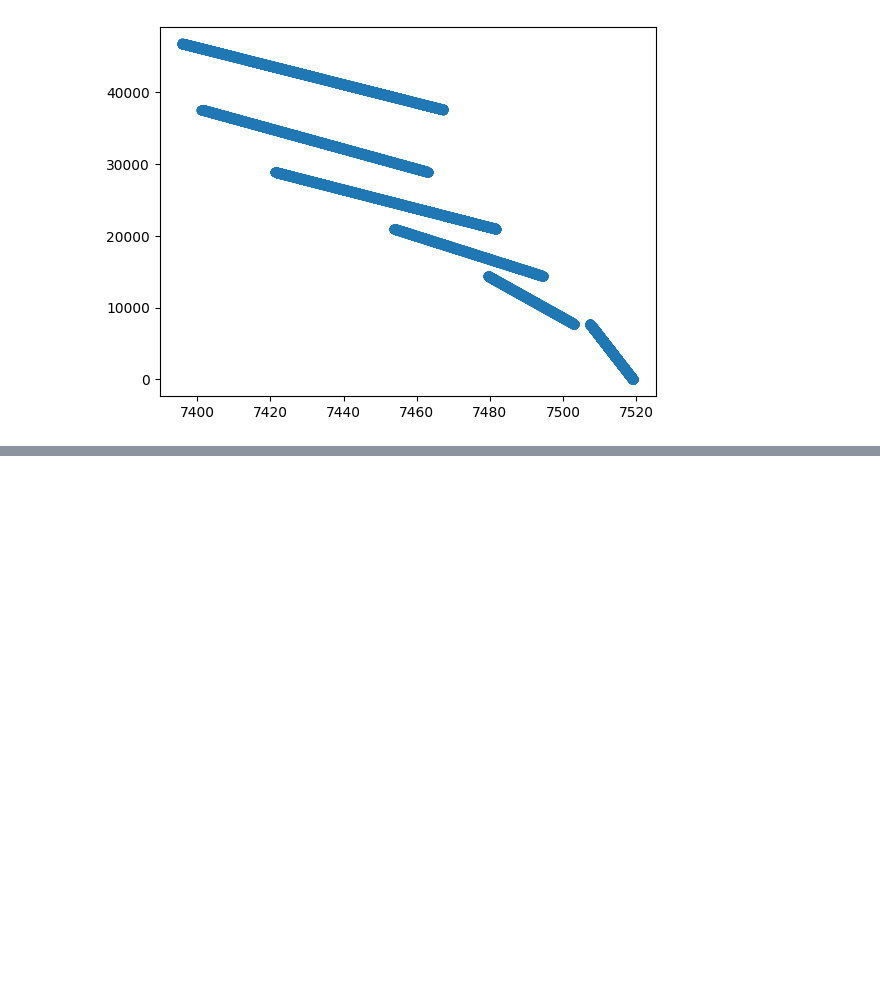
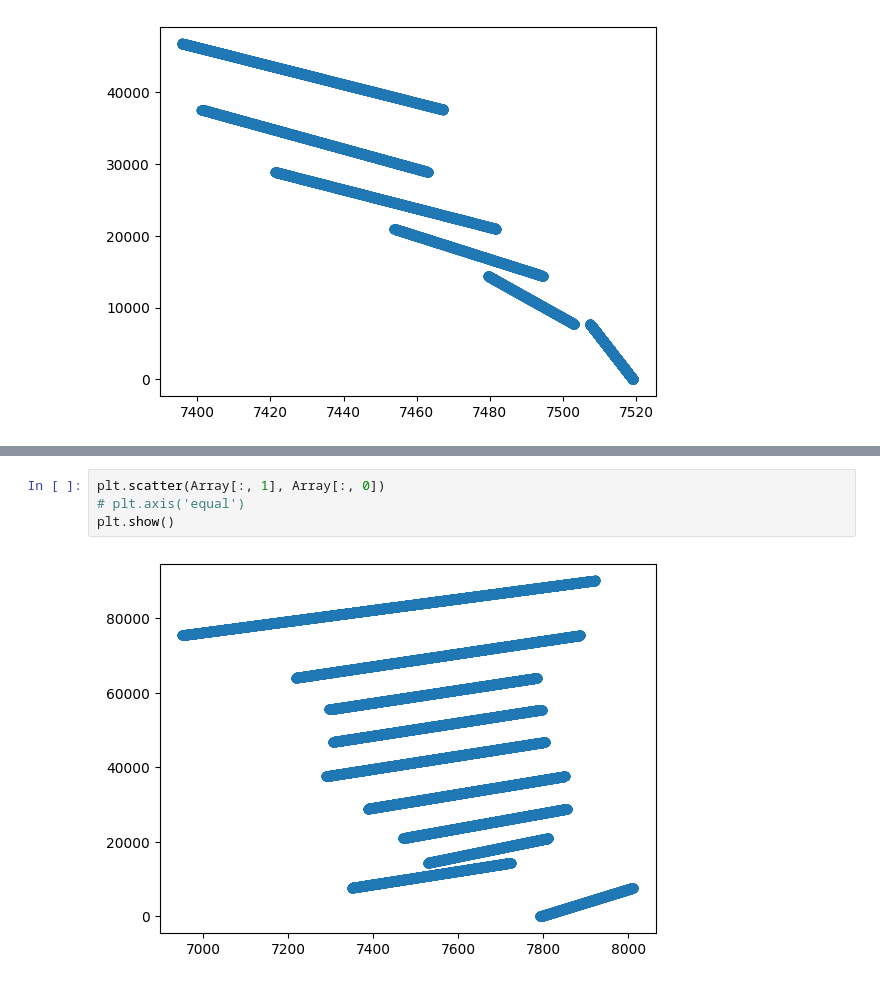
Before and after one commit to Andrudewt/perspective, a Jupyter notebook: proc_1.ipynb, the cells around one changed output, grey strips where cells are left out. Saved outputs shown, nothing was run; the diff lists cells and outputs as text; blank space fills up the shorter version.

```diff
--- a/proc_1.ipynb
+++ b/proc_1.ipynb
@@ -358,0 +491,6 @@ for i, (m_f, c) in enumerate(zip(msk_fs[:4], coord[:4])):  # 13:14
+# %%
+plt.scatter(Array[:, 1], Array[:, 0])
+# plt.axis('equal')
+plt.show()
+# %% [output]
+[figure, added]
```
Also changed, not shown: parts of 15 cells of this notebook.
